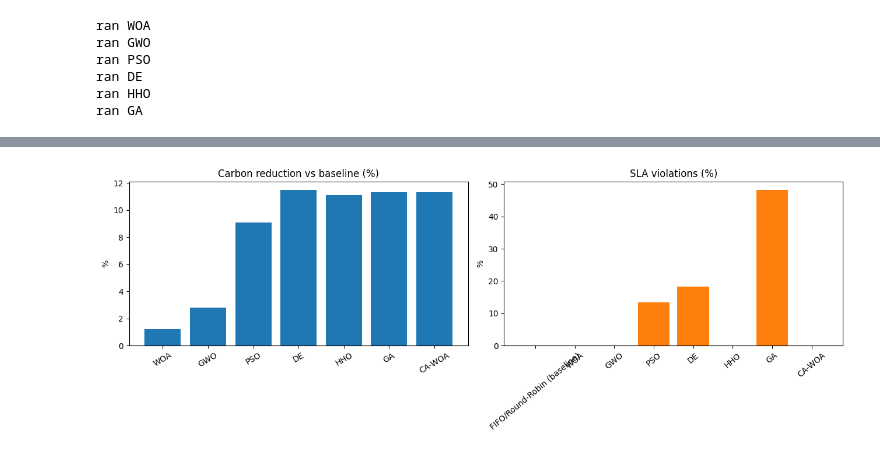
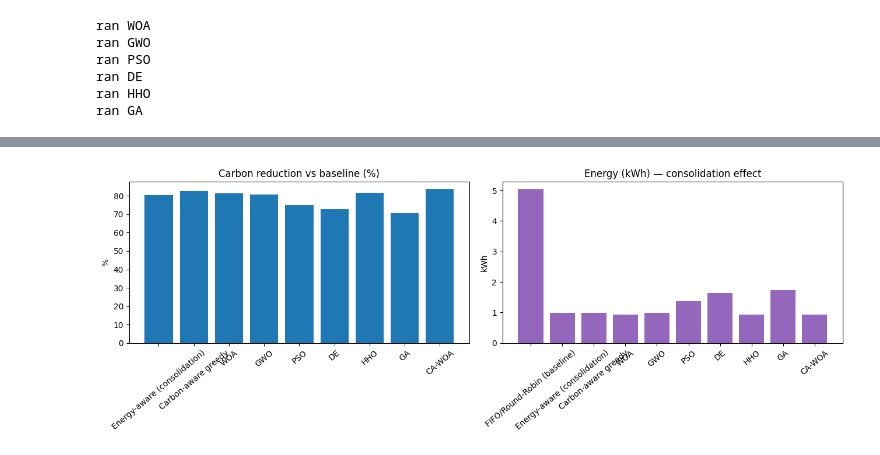
Before and after one commit to Navaneetha13/carbon-aware-scheduler, a Jupyter notebook: notebooks/carbon_aware_scheduling.ipynb, the cells around one changed output, grey strips where cells are left out. Drawn from its saved outputs; the diff is of its cells as text; code cells hidden in the pictures.

Commit message:
Week 4: host-capacity model + energy-aware/carbon-aware baselines, utilisation/makespan/overload metrics, multi-seed robustness; CA-WOA best overall

```diff
--- a/notebooks/carbon_aware_scheduling.ipynb
+++ b/notebooks/carbon_aware_scheduling.ipynb
@@ -124,23 +151,12 @@ a head start toward greener schedules.
 # %%
-def greedy_carbon_x():
-    x = np.zeros(N)
-    for i, t in enumerate(tasks):
-        room = max(0, min(MAX_DEFER, H - t["dur"] - t["earliest"]))
-        if room == 0: continue
-        hi = max(0, min(room, t["deadline"] - t["dur"] - t["earliest"]))
-        best_o, best_c = 0, float("inf")
-        for o in range(0, hi + 1):
-            c = sum(CI[k] for k in range(t["earliest"]+o, t["earliest"]+o+t["dur"]) if k < H)
-            if c < best_c: best_c, best_o = c, o
-        x[i] = best_o / room
-    return np.clip(x, 0.0, 1.0)
-def carbon_aware_seeds(pop_size):
-    g = greedy_carbon_x(); seeds = [g.copy()]
-    for _ in range(pop_size // 3):
-        seeds.append(np.clip(g + rng.normal(0, 0.10, N), 0.0, 1.0))
-    while len(seeds) < pop_size:
-        seeds.append(rng.uniform(0.0, 1.0, N))
-    return np.array(seeds[:pop_size])
-results["CA-WOA"] = run(WOA.OriginalWOA(epoch=150, pop_size=50), starting=carbon_aware_seeds(50))
+def greedy_x():
+    return np.clip(np.array([(s-t["earliest"])/max(1, min(MAX_DEFER, H-t["dur"]-t["earliest"]))
+                             for s, t in zip(greedy_carbon_starts(), tasks)]), 0, 1)
+def carbon_aware_seeds(pop):
+    g = greedy_x(); seeds = [g.copy()]
+    for _ in range(pop//3): seeds.append(np.clip(g + rng.normal(0,0.10,N), 0, 1))
+    while len(seeds) < pop: seeds.append(rng.uniform(0,1,N))
+    return np.array(seeds[:pop])
+results["CA-WOA"] = run(WOA.OriginalWOA(epoch=120, pop_size=40), starting=carbon_aware_seeds(40))
 print("CA-WOA:", results["CA-WOA"])
 # %% [output]
@@ -164,0 +166,6 @@ df_res
+# %%
+dfres = pd.DataFrame(results).T
+dfres["CarbonReduction_%"] = [round(cred(results[i]),2) for i in dfres.index]
+dfres.loc["FIFO/Round-Robin (baseline)", "CarbonReduction_%"] = 0.0
+dfres = dfres[["CarbonReduction_%","SLA_%","Overload_%","Energy_kWh","Util_%","Makespan_h"]].round(2)
+dfres
@@ -165,10 +184,8 @@ df_res
 # %%
-order = [i for i in df_res.index if i != "FIFO/Round-Robin (baseline)"]
 fig, ax = plt.subplots(1, 2, figsize=(13, 4.8))
-ax[0].bar(order, df_res.loc[order, "CarbonReduction_%"], color="tab:blue")
-ax[0].set(title="Carbon reduction vs baseline (%)", ylabel="%"); ax[0].tick_params(axis="x", rotation=30)
-ax[1].bar(df_res.index, df_res["SLA_viol_%"], color="tab:orange")
-ax[1].set(title="SLA violations (%)", ylabel="%"); ax[1].tick_params(axis="x", rotation=40)
+o = [i for i in dfres.index if i != "FIFO/Round-Robin (baseline)"]
+ax[0].bar(o, dfres.loc[o,"CarbonReduction_%"], color="tab:blue"); ax[0].set(title="Carbon reduction vs baseline (%)", ylabel="%"); ax[0].tick_params(axis="x", rotation=40)
+ax[1].bar(dfres.index, dfres["Energy_kWh"], color="tab:purple"); ax[1].set(title="Energy (kWh) — consolidation effect", ylabel="kWh"); ax[1].tick_params(axis="x", rotation=40)
 plt.tight_layout(); plt.show()
 # %% [output]
-[figure, old version]
+[figure, new version]
```
Also changed, not shown: parts of 20 cells of this notebook, 9 other files.
